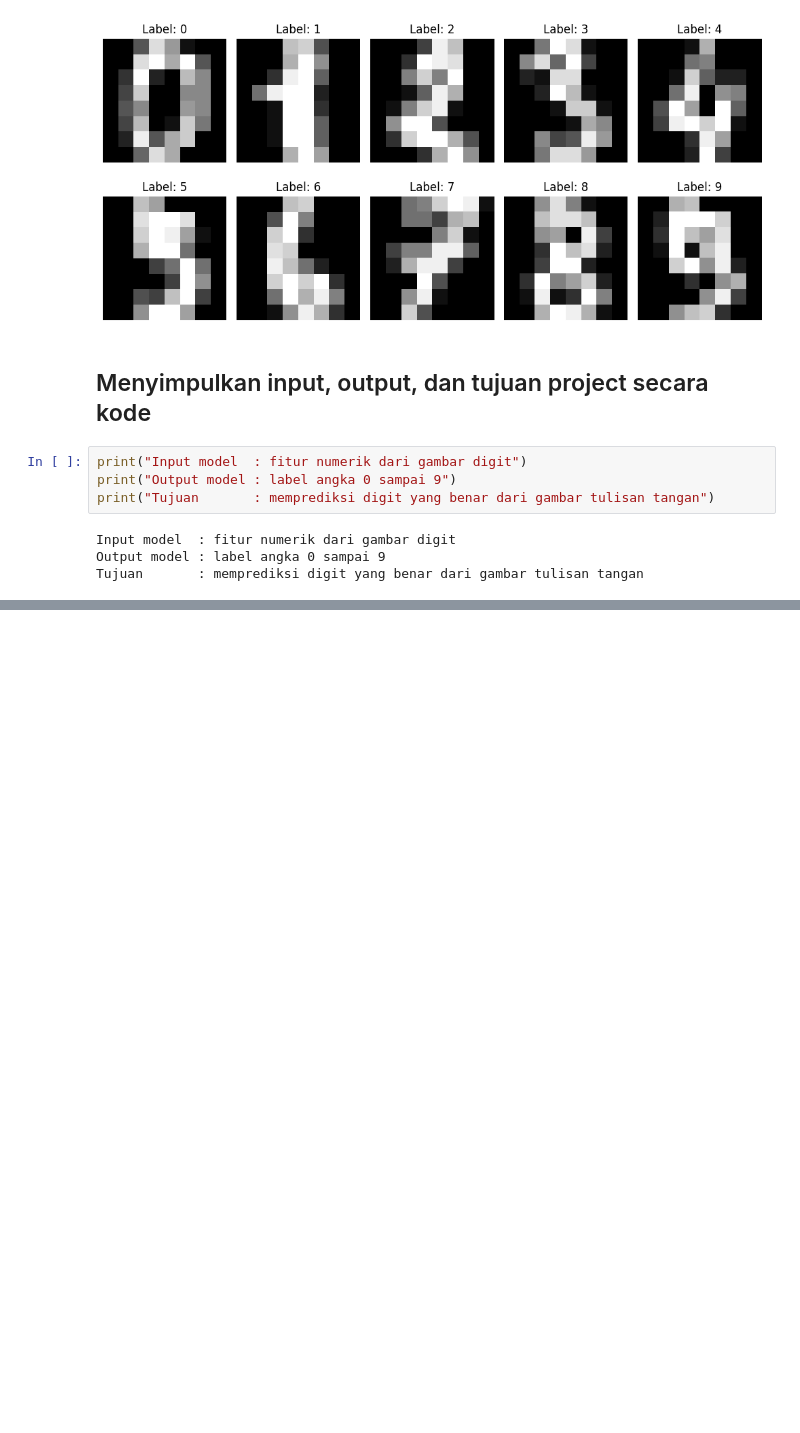
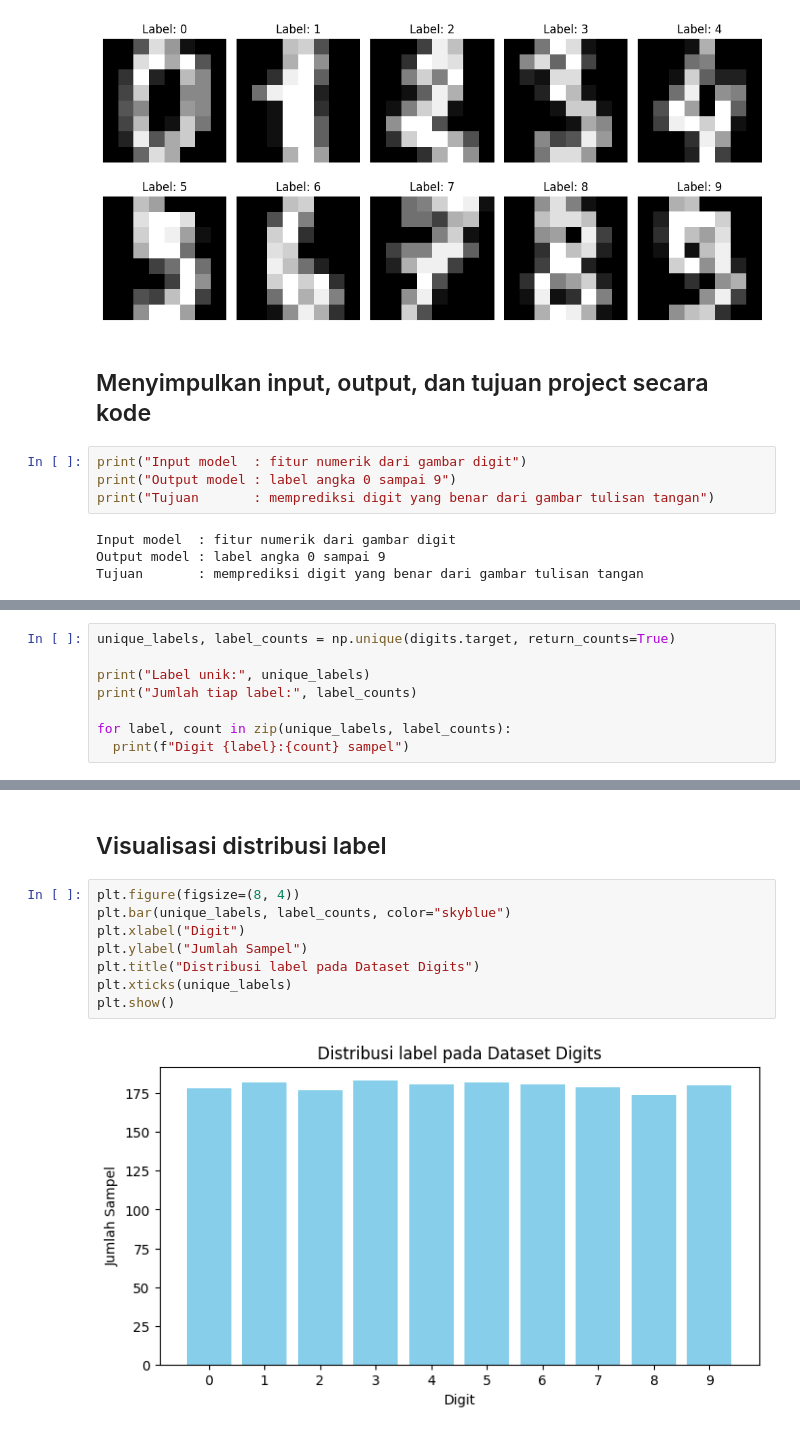
Before and after one commit to r021n/simple-machine-learing, a Jupyter notebook: Handwritten_Digit_Classification_(MNIST).ipynb, the cells around one changed output, grey strips where cells are left out. Saved outputs shown, nothing was run; the diff lists cells and outputs as text; blank space fills up the shorter version.

Commit message:
Check and visualize class distribution across digit labels

```diff
--- a/Handwritten_Digit_Classification_(MNIST).ipynb
+++ b/Handwritten_Digit_Classification_(MNIST).ipynb
@@ -107,0 +112,8 @@ Tujuan       : memprediksi digit yang benar dari gambar tulisan tangan
+# %%
+unique_labels, label_counts = np.unique(digits.target, return_counts=True)
+
+print("Label unik:", unique_labels)
+print("Jumlah tiap label:", label_counts)
+
+for label, count in zip(unique_labels, label_counts):
+  print(f"Digit {label}:{count} sampel")
@@ -107,0 +133,12 @@ Tujuan       : memprediksi digit yang benar dari gambar tulisan tangan
+# %% [markdown]
+## Visualisasi distribusi label
+# %%
+plt.figure(figsize=(8, 4))
+plt.bar(unique_labels, label_counts, color="skyblue")
+plt.xlabel("Digit")
+plt.ylabel("Jumlah Sampel")
+plt.title("Distribusi label pada Dataset Digits")
+plt.xticks(unique_labels)
+plt.show()
+# %% [output]
+[figure, added]
```
Also changed, not shown: parts of 3 cells of this notebook.
